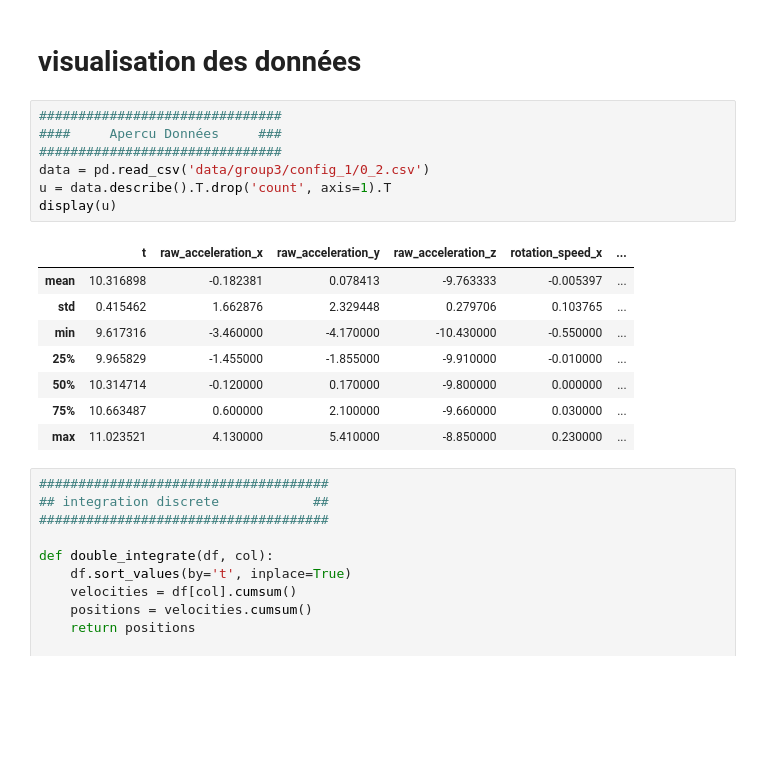
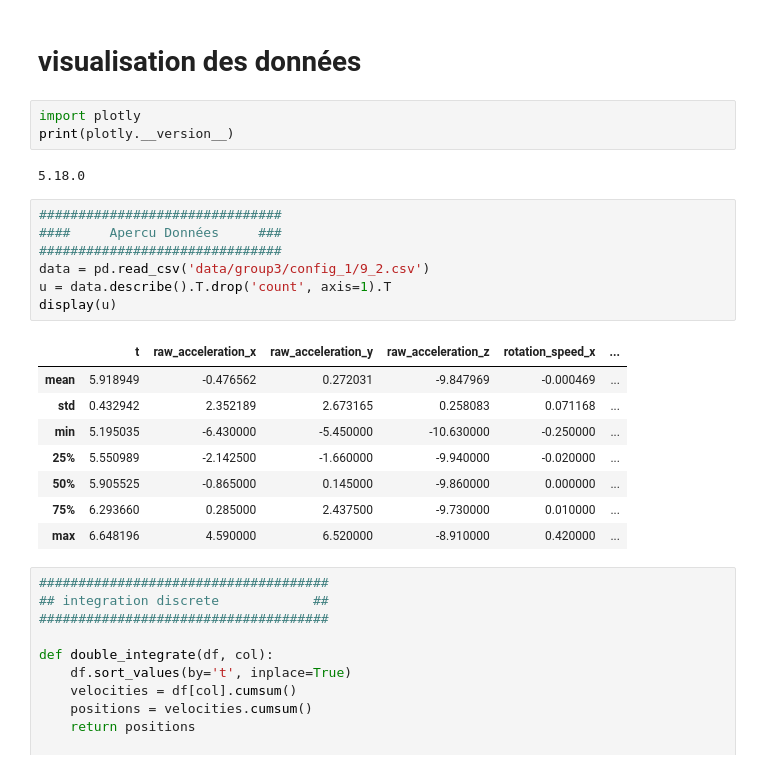
Before and after one commit to RCaz33/Time-series_Multiclass-classification_Reservoir-computing-INRIA, a Jupyter notebook: Visualisation.ipynb, the cells around one changed output. Drawn from its saved outputs; the diff is of its cells as text; blank space fills up the shorter version.

```diff
--- a/Visualisation.ipynb
+++ b/Visualisation.ipynb
@@ -15,21 +12,26 @@ Intel MKL WARNING: Support of Intel(R) Streaming SIMD Extensions 4.2 (Intel(R) S
 # %% [markdown]
 # visualisation des données
+# %%
+import plotly
+print(plotly.__version__)
+# %% [output]
+5.18.0
 # %%
 ###############################
 ####     Apercu Données     ###
 ###############################
-data = pd.read_csv('data/group3/config_1/0_2.csv')
+data = pd.read_csv('data/group3/config_1/9_2.csv')
 u = data.describe().T.drop('count', axis=1).T
 display(u)
 # %% [output]
 |  | t | raw_acceleration_x | raw_acceleration_y | raw_acceleration_z | rotation_speed_x | ... |
-| mean | 10.316898 | -0.182381 | 0.078413 | -9.763333 | -0.005397 | ... |
-| std | 0.415462 | 1.662876 | 2.329448 | 0.279706 | 0.103765 | ... |
-| min | 9.617316 | -3.460000 | -4.170000 | -10.430000 | -0.550000 | ... |
-| 25% | 9.965829 | -1.455000 | -1.855000 | -9.910000 | -0.010000 | ... |
-| 50% | 10.314714 | -0.120000 | 0.170000 | -9.800000 | 0.000000 | ... |
-| 75% | 10.663487 | 0.600000 | 2.100000 | -9.660000 | 0.030000 | ... |
-| max | 11.023521 | 4.130000 | 5.410000 | -8.850000 | 0.230000 | ... |
+| mean | 5.918949 | -0.476562 | 0.272031 | -9.847969 | -0.000469 | ... |
+| std | 0.432942 | 2.352189 | 2.673165 | 0.258083 | 0.071168 | ... |
+| min | 5.195035 | -6.430000 | -5.450000 | -10.630000 | -0.250000 | ... |
+| 25% | 5.550989 | -2.142500 | -1.660000 | -9.940000 | -0.020000 | ... |
+| 50% | 5.905525 | -0.865000 | 0.145000 | -9.860000 | 0.000000 | ... |
+| 75% | 6.293660 | 0.285000 | 2.437500 | -9.730000 | 0.010000 | ... |
+| max | 6.648196 | 4.590000 | 6.520000 | -8.910000 | 0.420000 | ... |
 # %%
 #####################################
 ## integration discrete            ##
```
Also changed, not shown: parts of 4 cells of this notebook, 8 other files.
